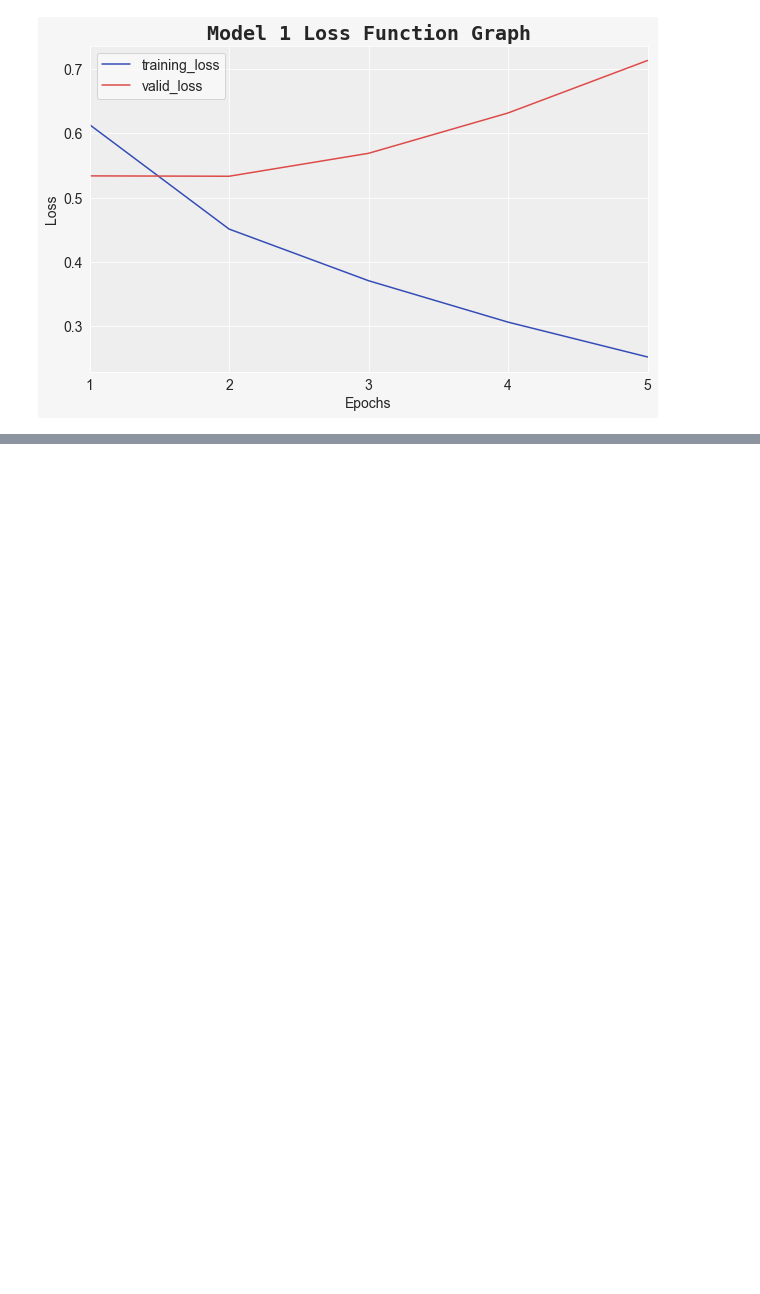
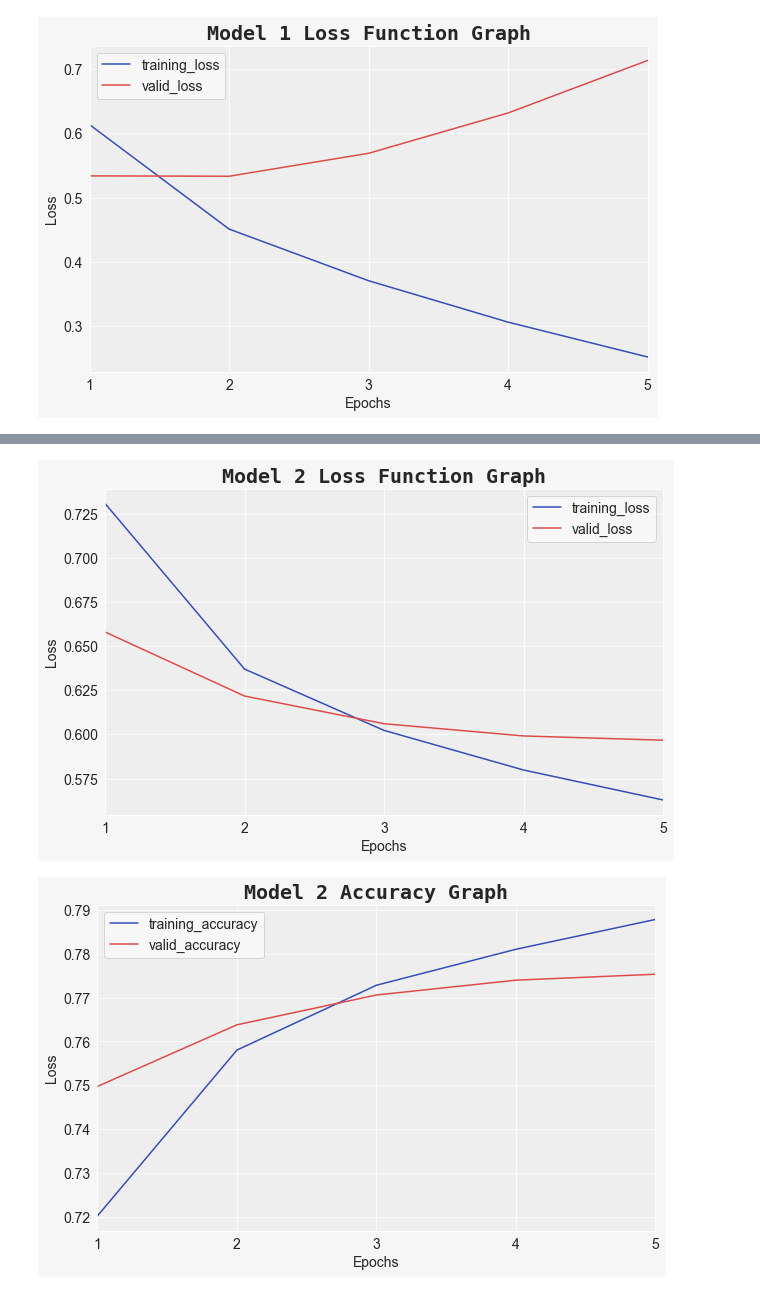
Before and after one commit to Maverick1617/Data_Science, a Jupyter notebook: Paper Implementation/PubMed 200k RCT/Notebook.ipynb, the cells around one changed output, grey strips where cells are left out. Cells and saved outputs as stored; diff of their text form; code cells hidden in the pictures; blank space fills up the shorter version.

Commit message:
added model 2

```diff
--- a/Paper Implementation/PubMed 200k RCT/Notebook.ipynb
+++ b/Paper Implementation/PubMed 200k RCT/Notebook.ipynb
@@ -345,0 +360,5 @@ calculate_result(y_true=etest_labels, y_predict=model_1_preds)
+# %%
+pretrained_dir = "Pretrained/universal-sentence-encoder_4" # or Pretrained base model link
+# %%
+# Loading embedding layer
+embedding_layer = hub.KerasLayer(pretrained_dir, trainable=False, name="universal_sentence_encoder")
@@ -345,0 +382,21 @@ calculate_result(y_true=etest_labels, y_predict=model_1_preds)
+# %%
+# Creating input layer
+inputs = tf.keras.layers.Input(shape=[], dtype=tf.string, name="input_layer")
+
+# Passing inputs to the embedding layer
+x = embedding_layer(inputs)
+
+# adding layers
+x = tf.keras.layers.Dense(128, activation="relu")(x)
+
+# Creating output layer
+outputs = tf.keras.layers.Dense(num_classes, activation="softmax", name="output_layer")(x)
+
+# Combining inputs and outputs
+model_2 = tf.keras.Model(inputs, outputs, name="output_layer")
+
+
+# Compiling the model
+model_2.compile(loss=tf.keras.losses.CategoricalCrossentropy(),
+               optimizer=tf.keras.optimizers.Adam(),
+               metrics=["accuracy"])
@@ -345,0 +424,5 @@ calculate_result(y_true=etest_labels, y_predict=model_1_preds)
+# %%
+# Fitting the train and validation data
+his_2 = model_2.fit(train_dataset,
+                    epochs=5,
+                    validation_data=valid_dataset)
@@ -345,0 +440,6 @@ calculate_result(y_true=etest_labels, y_predict=model_1_preds)
+# %%
+niffo_plotter.plot_model_history_loss(his_2, model_name="Model 2")
+niffo_plotter.plot_model_history_accuracy(his_2, model_name="Model 2")
+# %% [output]
+[figure, added]
+[figure, added]
```
Also changed, not shown: parts of 16 cells of this notebook.
